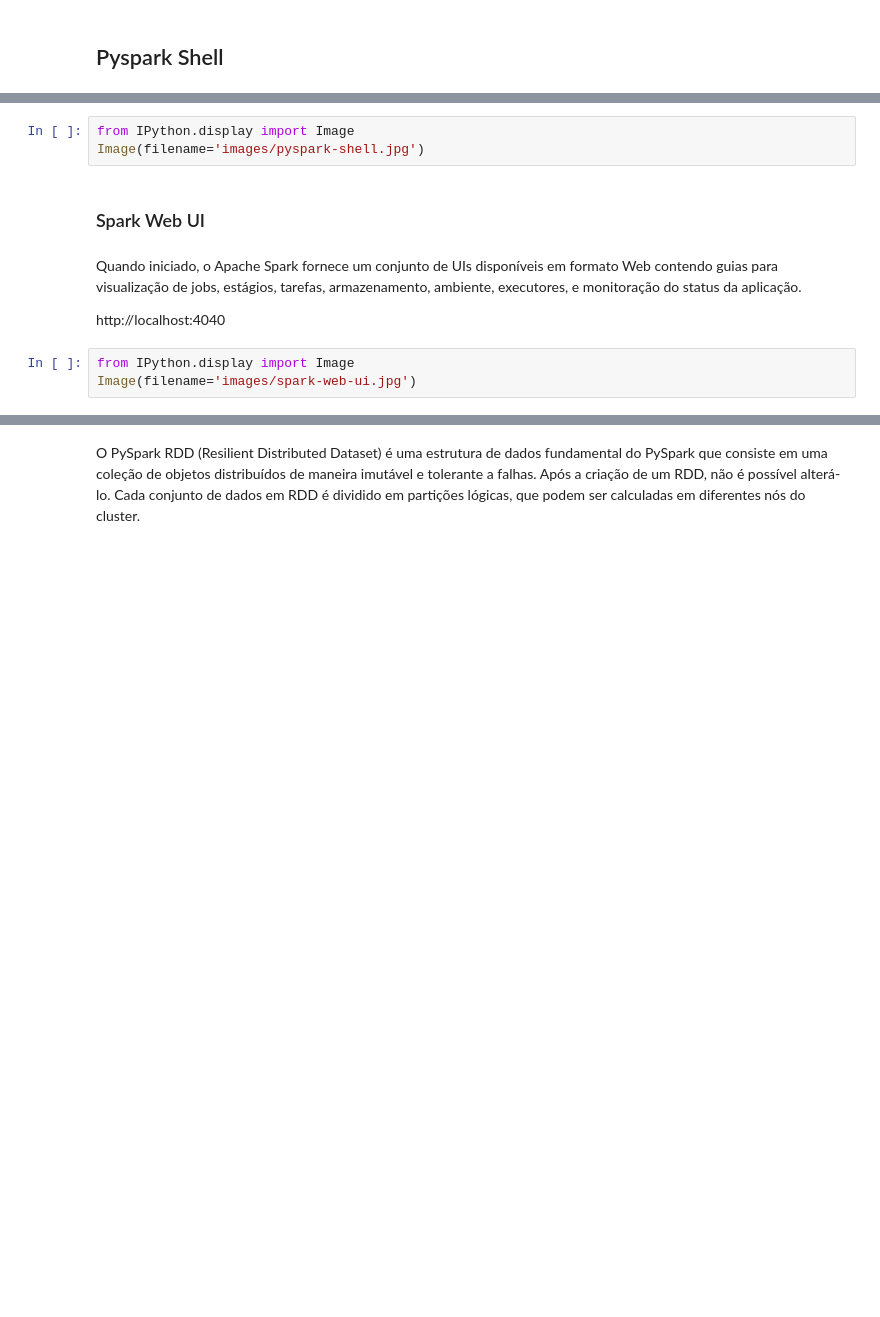
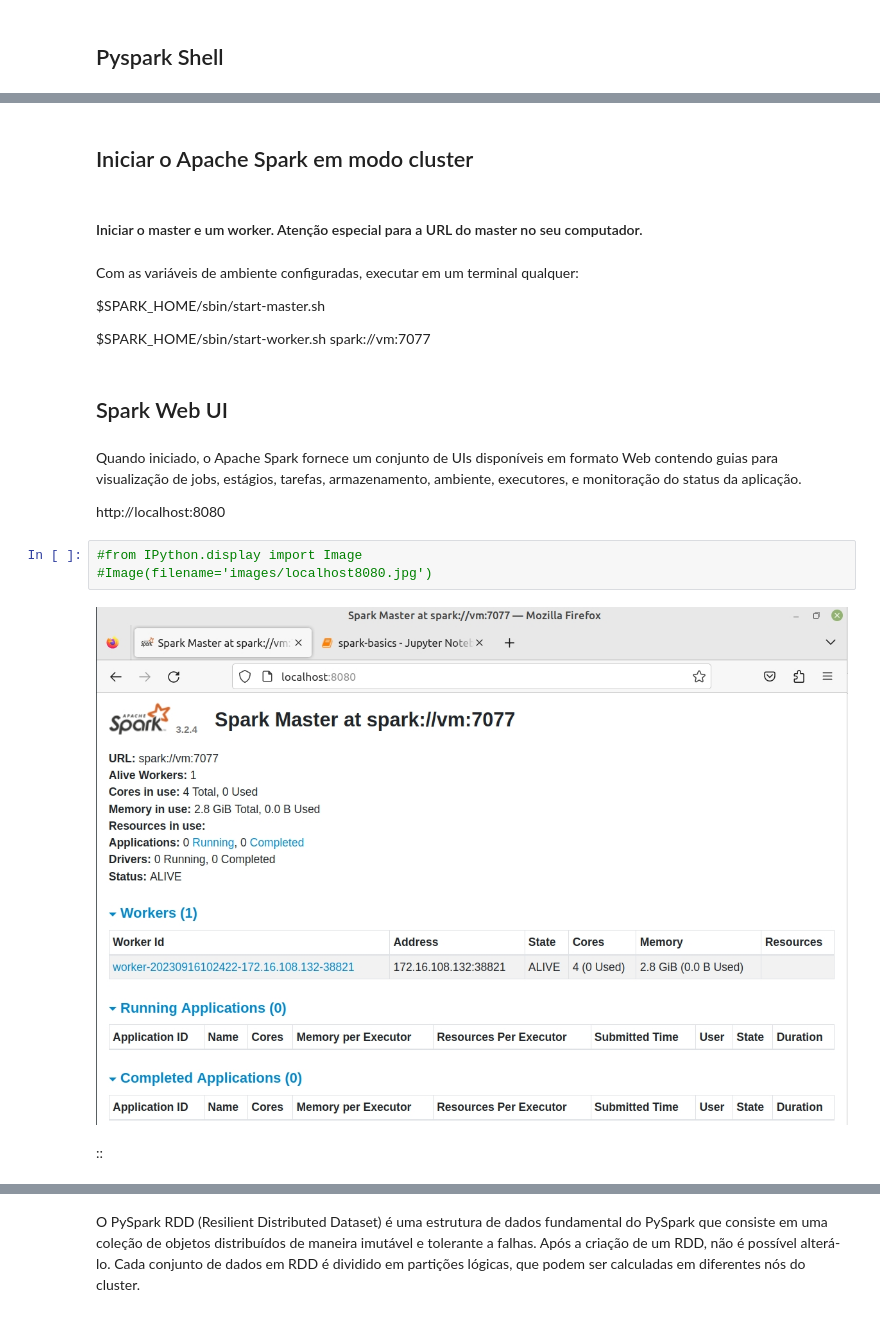
Before and after one commit to claytonutf/clayton-ceaut-2023, a Jupyter notebook: spark-basics.ipynb, the cells around one changed output, grey strips where cells are left out. Drawn from its saved outputs; the diff is of its cells as text; blank space fills up the shorter version.

Commit message:
pyspark cluster com jupyter notebook

```diff
--- a/spark-basics.ipynb
+++ b/spark-basics.ipynb
@@ -119,12 +150,23 @@ sudo apt install pyspark
+# %% [markdown]
+## Iniciar o Apache Spark em modo cluster
+# %% [markdown]
+#### Iniciar o master e um worker. Atenção especial para a URL do master no seu computador.
+# %% [markdown]
+Com as variáveis de ambiente configuradas, executar em um terminal qualquer:
+
+$SPARK_HOME/sbin/start-master.sh
+
+$SPARK_HOME/sbin/start-worker.sh spark://vm:7077
+# %% [markdown]
+## Spark Web UI
+# %% [markdown]
+Quando iniciado, o Apache Spark fornece um conjunto de UIs disponíveis em formato Web contendo guias para visualização de jobs, estágios, tarefas, armazenamento, ambiente, executores, e monitoração do status da aplicação.
+
+http://localhost:8080
 # %%
-from IPython.display import Image
-Image(filename='images/pyspark-shell.jpg')
+#from IPython.display import Image
+#Image(filename='images/localhost8080.jpg')
+# %% [output]
+[figure, added]
-# %% [markdown]
-### Spark Web UI
-# %% [markdown]
-Quando iniciado, o Apache Spark fornece um conjunto de UIs disponíveis em formato Web contendo guias para visualização de jobs, estágios, tarefas, armazenamento, ambiente, executores, e monitoração do status da aplicação.
-
-http://localhost:4040
-# %%
-from IPython.display import Image
-Image(filename='images/spark-web-ui.jpg')
+# %% [markdown]
+::
```
Also changed, not shown: parts of 151 cells of this notebook, 2 other files.
